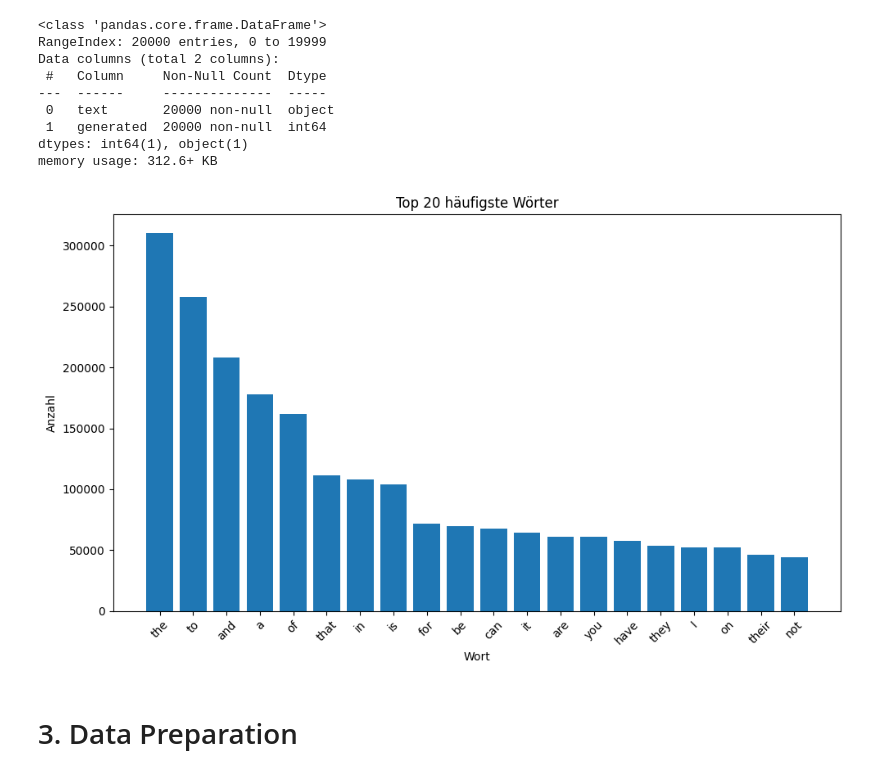
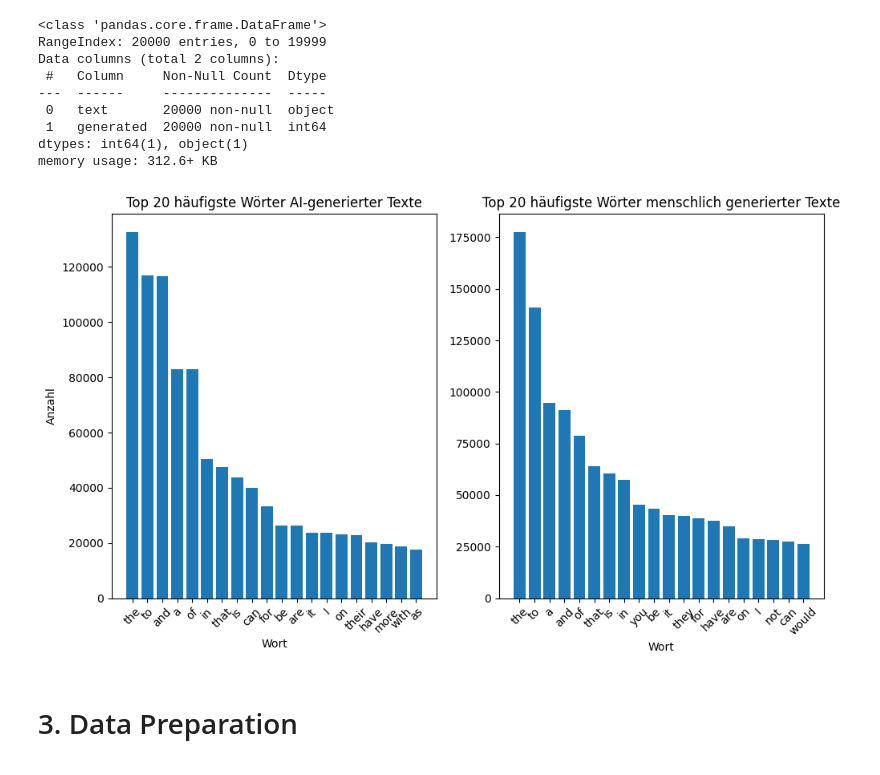
Before and after one commit to andreashubertus/DSundKI2, a Jupyter notebook: main.ipynb, the cells around one changed output. Cells and saved outputs as stored; diff of their text form; code cells hidden in the pictures.

Commit message:
changed word counter

```diff
--- a/main.ipynb
+++ b/main.ipynb
@@ -111,31 +111,55 @@ Data columns (total 2 columns):
 dtypes: int64(1), object(1)
 memory usage: 312.6+ KB
 # %%
-df["tokens"] = df["text"].str.split()
+df_human = df[df['generated'] == 0].copy()
+df_ai = df[df['generated'] == 1].copy()
 
-word_list = np.concatenate(df["tokens"].values)
+df_ai['tokens'] = df_ai['text'].str.split()
+word_list_ai = np.concatenate(df_ai["tokens"].values)
 
 
-word_counts = pd.Series(word_list).value_counts()
-word_counts = word_counts.reset_index()
-word_counts.columns = ["word", "count"]
+word_counts_ai = pd.Series(word_list_ai).value_counts()
+word_counts_ai = word_counts_ai.reset_index()
+word_counts_ai.columns = ["word", "count"]
 
-word_counts.head()
+word_counts_ai.head()
 
 top_n = 20
-top_words = word_counts.head(top_n)
+top_words_ai = word_counts_ai.head(top_n)
 
 # Plot
 plt.figure(figsize=(10, 6))
-plt.bar(top_words["word"], top_words["count"])
-plt.title(f"Top {top_n} häufigste Wörter")
+plt.subplot(1, 2, 1)
+plt.bar(top_words_ai["word"], top_words_ai["count"])
+plt.title(f"Top {top_n} häufigste Wörter AI-generierter Texte")
 plt.xlabel("Wort")
 plt.ylabel("Anzahl")
 plt.xticks(rotation=45)
+
+
+df_human['tokens'] = df_human['text'].str.split()
+word_list_human = np.concatenate(df_human["tokens"].values)
+
+
+word_counts_human = pd.Series(word_list_human).value_counts()
+word_counts_human = word_counts_human.reset_index()
+word_counts_human.columns = ["word", "count"]
+
+word_counts_human.head()
+
+top_n = 20
+top_words_human = word_counts_human.head(top_n)
+
+# Plot
+plt.subplot(1, 2, 2)
+plt.bar(top_words_human["word"], top_words_human["count"])
+plt.title(f"Top {top_n} häufigste Wörter menschlich generierter Texte")
+plt.xlabel("Wort")
+plt.xticks(rotation=45)
 plt.tight_layout()
 plt.show()
 # %% [output]
-[figure, old version]
+[figure, new version]
 # %% [markdown]
 # 3. Data Preparation
 # %% [markdown]
```
